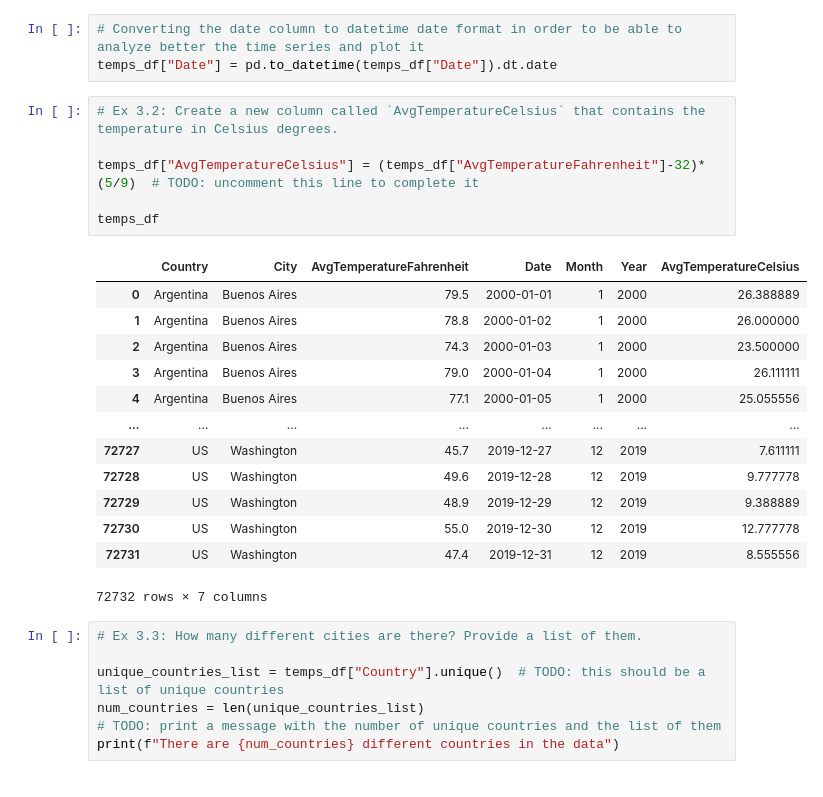
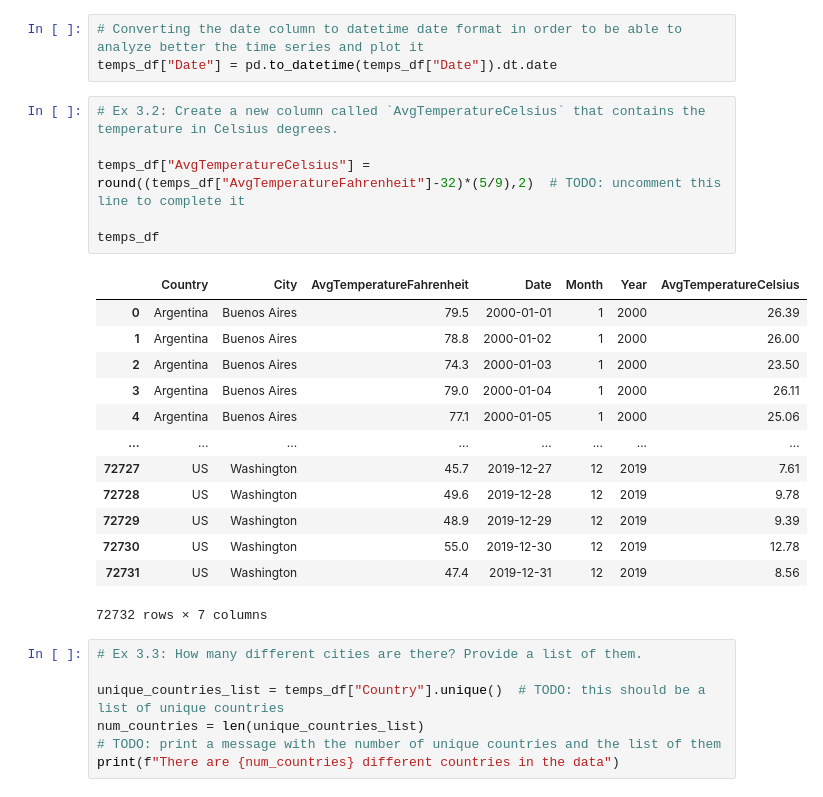
Before and after one commit to karenx8/eae_ipld_project, a Jupyter notebook: development/03_temperatures_dashboard.ipynb, the cells around one changed output. Drawn from its saved outputs; the diff is of its cells as text.

Commit message:
Temperature update

```diff
--- a/development/03_temperatures_dashboard.ipynb
+++ b/development/03_temperatures_dashboard.ipynb
@@ -51,22 +51,22 @@ temps_df["Date"] = pd.to_datetime(temps_df["Date"]).dt.date
 # %%
 # Ex 3.2: Create a new column called `AvgTemperatureCelsius` that contains the temperature in Celsius degrees.
 
-temps_df["AvgTemperatureCelsius"] = (temps_df["AvgTemperatureFahrenheit"]-32)*(5/9)  # TODO: uncomment this line to complete it
+temps_df["AvgTemperatureCelsius"] = round((temps_df["AvgTemperatureFahrenheit"]-32)*(5/9),2)  # TODO: uncomment this line to complete it
 
 temps_df
 # %% [output]
 |  | Country | City | AvgTemperatureFahrenheit | Date | Month | Year | AvgTemperatureCelsius |
-| 0 | Argentina | Buenos Aires | 79.5 | 2000-01-01 | 1 | 2000 | 26.388889 |
-| 1 | Argentina | Buenos Aires | 78.8 | 2000-01-02 | 1 | 2000 | 26.000000 |
-| 2 | Argentina | Buenos Aires | 74.3 | 2000-01-03 | 1 | 2000 | 23.500000 |
-| 3 | Argentina | Buenos Aires | 79.0 | 2000-01-04 | 1 | 2000 | 26.111111 |
-| 4 | Argentina | Buenos Aires | 77.1 | 2000-01-05 | 1 | 2000 | 25.055556 |
+| 0 | Argentina | Buenos Aires | 79.5 | 2000-01-01 | 1 | 2000 | 26.39 |
+| 1 | Argentina | Buenos Aires | 78.8 | 2000-01-02 | 1 | 2000 | 26.00 |
+| 2 | Argentina | Buenos Aires | 74.3 | 2000-01-03 | 1 | 2000 | 23.50 |
+| 3 | Argentina | Buenos Aires | 79.0 | 2000-01-04 | 1 | 2000 | 26.11 |
+| 4 | Argentina | Buenos Aires | 77.1 | 2000-01-05 | 1 | 2000 | 25.06 |
 | ... | ... | ... | ... | ... | ... | ... | ... |
-| 72727 | US | Washington | 45.7 | 2019-12-27 | 12 | 2019 | 7.611111 |
-| 72728 | US | Washington | 49.6 | 2019-12-28 | 12 | 2019 | 9.777778 |
-| 72729 | US | Washington | 48.9 | 2019-12-29 | 12 | 2019 | 9.388889 |
-| 72730 | US | Washington | 55.0 | 2019-12-30 | 12 | 2019 | 12.777778 |
-| 72731 | US | Washington | 47.4 | 2019-12-31 | 12 | 2019 | 8.555556 |
+| 72727 | US | Washington | 45.7 | 2019-12-27 | 12 | 2019 | 7.61 |
+| 72728 | US | Washington | 49.6 | 2019-12-28 | 12 | 2019 | 9.78 |
+| 72729 | US | Washington | 48.9 | 2019-12-29 | 12 | 2019 | 9.39 |
+| 72730 | US | Washington | 55.0 | 2019-12-30 | 12 | 2019 | 12.78 |
+| 72731 | US | Washington | 47.4 | 2019-12-31 | 12 | 2019 | 8.56 |
 72732 rows × 7 columns
 # %%
 # Ex 3.3: How many different cities are there? Provide a list of them.
```
Also changed, not shown: parts of 2 cells of this notebook, 1 other file.
